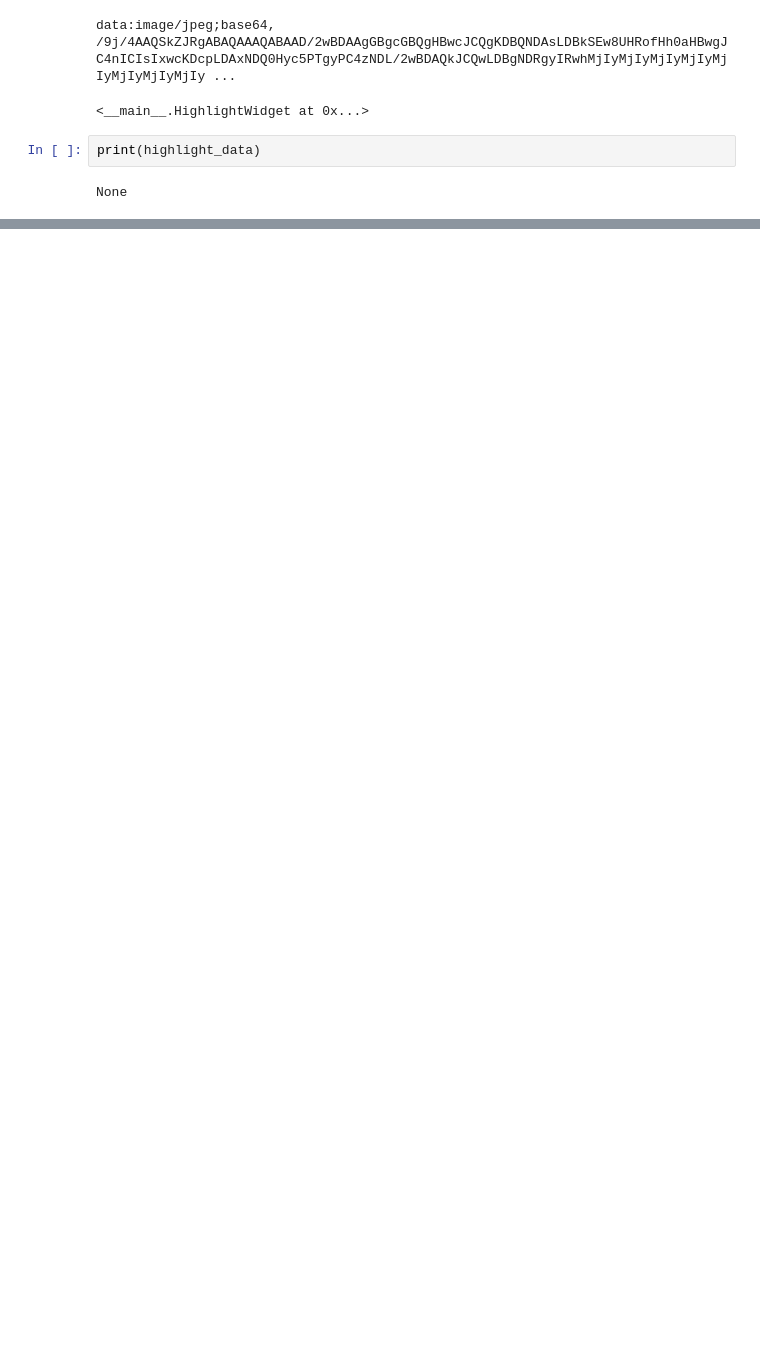
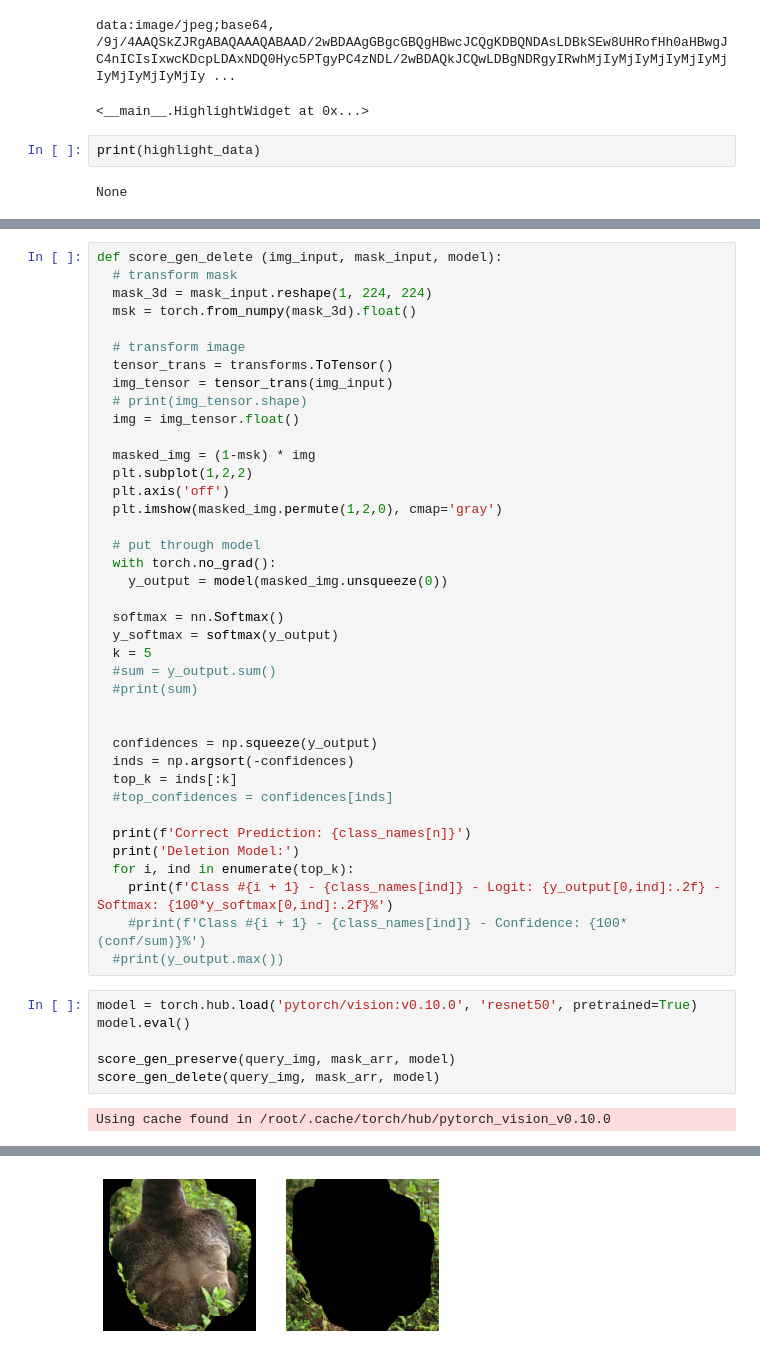
Before and after one commit to FatimaZohraBoumhaout/Occlusion, a Jupyter notebook: Interactive.ipynb, the cells around one changed output, grey strips where cells are left out. Saved outputs shown, nothing was run; the diff lists cells and outputs as text; blank space fills up the shorter version.

```diff
--- a/Interactive.ipynb
+++ b/Interactive.ipynb
@@ -701,0 +771,47 @@ _ = plt.imshow(curr_mask_overlay)
+# %%
+def score_gen_delete (img_input, mask_input, model):
+  # transform mask
+  mask_3d = mask_input.reshape(1, 224, 224)
+  msk = torch.from_numpy(mask_3d).float()
+
+  # transform image
+  tensor_trans = transforms.ToTensor()
+  img_tensor = tensor_trans(img_input)
+  # print(img_tensor.shape)
+  img = img_tensor.float()
+
+  masked_img = (1-msk) * img
+  plt.subplot(1,2,2)
+  plt.axis('off')
+  plt.imshow(masked_img.permute(1,2,0), cmap='gray')
+
+  # put through model
+  with torch.no_grad():
+    y_output = model(masked_img.unsqueeze(0))
+
+  softmax = nn.Softmax()
+  y_softmax = softmax(y_output)
+  k = 5
+  #sum = y_output.sum()
+  #print(sum)
+
+
+  confidences = np.squeeze(y_output)
+  inds = np.argsort(-confidences)
+  top_k = inds[:k]
+  #top_confidences = confidences[inds]
+
+  print(f'Correct Prediction: {class_names[n]}')
+  print('Deletion Model:')
+  for i, ind in enumerate(top_k):
+    print(f'Class #{i + 1} - {class_names[ind]} - Logit: {y_output[0,ind]:.2f} - Softmax: {100*y_softmax[0,ind]:.2f}%')
+    #print(f'Class #{i + 1} - {class_names[ind]} - Confidence: {100*(conf/sum)}%')
+  #print(y_output.max())
+# %%
+model = torch.hub.load('pytorch/vision:v0.10.0', 'resnet50', pretrained=True)
+model.eval()
+
+score_gen_preserve(query_img, mask_arr, model)
+score_gen_delete(query_img, mask_arr, model)
+# %% [output]
+Using cache found in /root/.cache/torch/hub/pytorch_vision_v0.10.0
@@ -701,0 +832 @@ _ = plt.imshow(curr_mask_overlay)
+[figure, added]
```
Also changed, not shown: parts of 9 cells of this notebook.
